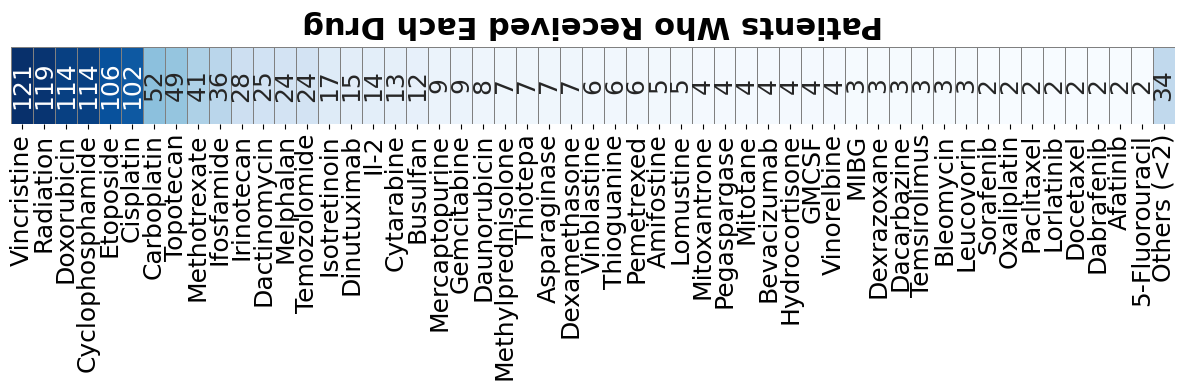
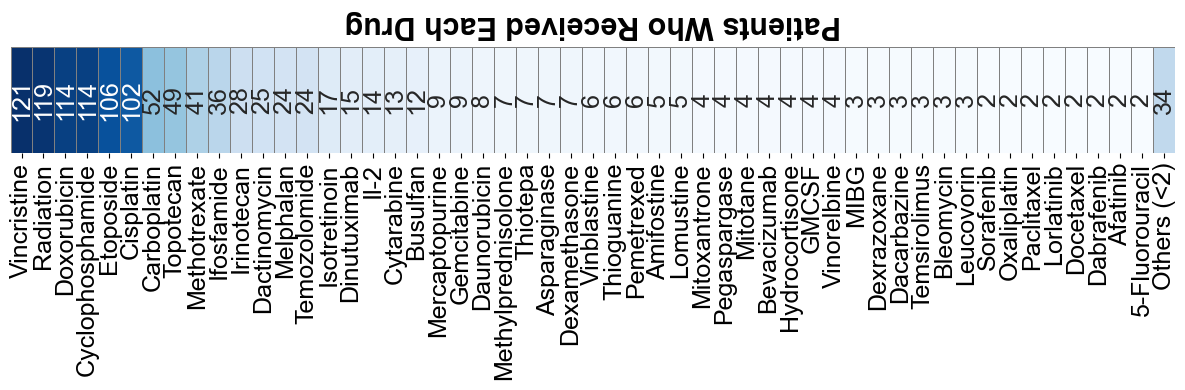
Unified diff of the notebook cell whose output changed from the first chart to the second:
--- before
+++ after
@@ -24,5 +24,6 @@
 # Plot
 #plt.figure(figsize=(max(8, len(df_tile) * 0.3), 3))
-plt.figure(figsize=(12, 4))
+#plt.figure(figsize=(12, 4))
+fig, ax = plt.subplots(figsize=(12, 4))
 
 sns.heatmap(
@@ -43,2 +44,3 @@
 plt.tight_layout()
 #plt.savefig(os.path.join('/Users/mehdi/Documents/MyRepos/mutsigs_therapy/figures', "Fig_1d_rev2.pdf"), bbox_inches="tight")
+fig.savefig(os.path.join(fig_out, "Fig_1e_f.svg"), format='svg', bbox_inches='tight', transparent=True)

Commit: revision 3